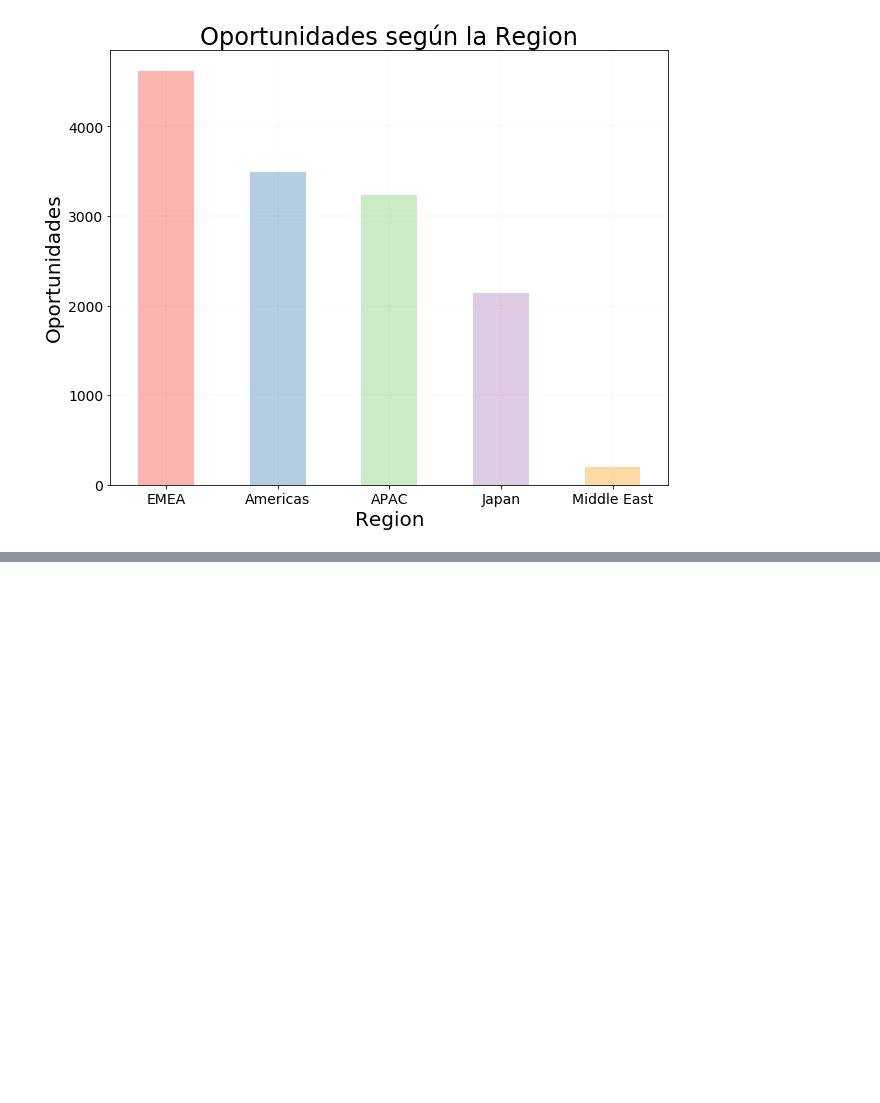
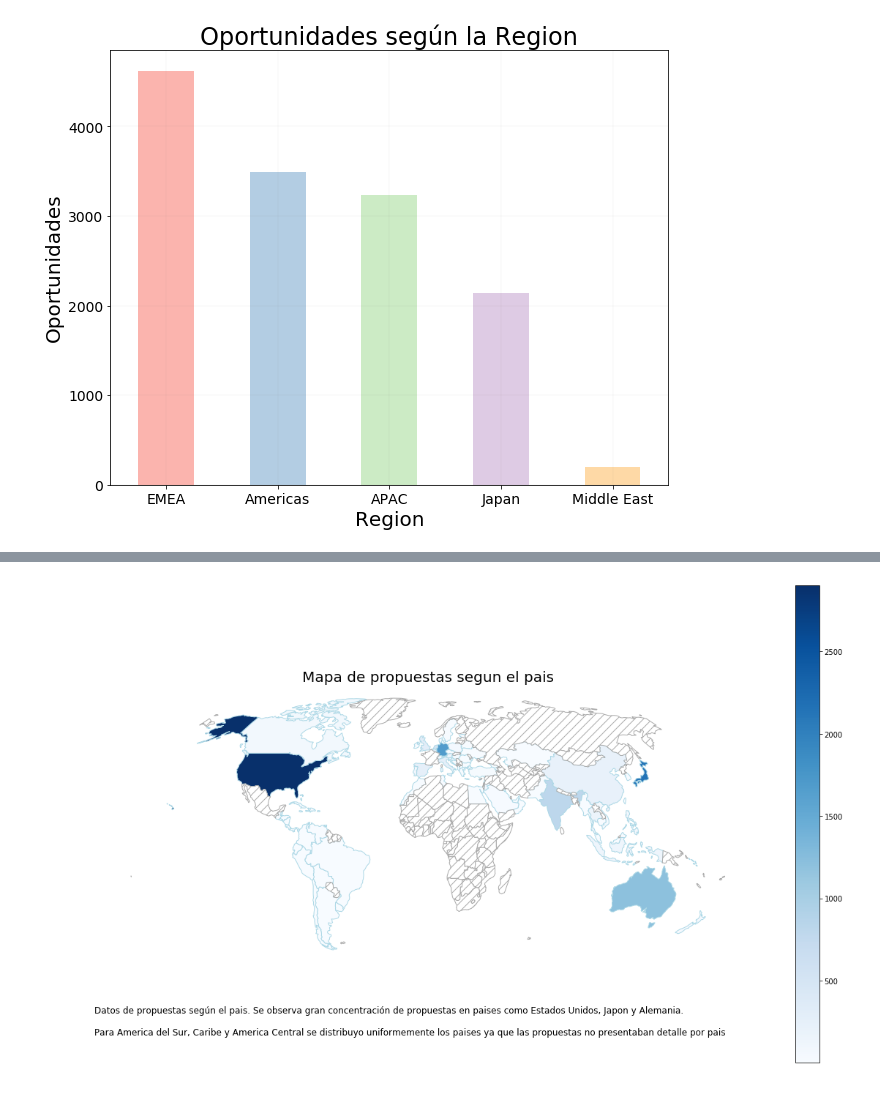
Before and after one commit to faristegui/tpdatos-2c-2020, a Jupyter notebook: tp1-cesar.ipynb, the cells around one changed output, grey strips where cells are left out. Saved outputs shown, nothing was run; the diff lists cells and outputs as text; code cells hidden in the pictures; blank space fills up the shorter version.

```diff
--- a/tp1-cesar.ipynb
+++ b/tp1-cesar.ipynb
@@ -1106,0 +1112,13 @@ plt.ylabel('Oportunidades', fontsize=20);
+# %%
+from geonamescache.mappers import country
+
+mapper = country(from_key='name', to_key='iso3')
+
+country_index = {}
+#country_index['Czech Republic'] = 'CZE'
+#country_index['Slovak Republic'] = 'SVK'
+#country_index['The Netherlands'] = 'NLD'
+#country_index['UAE'] = 'ARE'
+#country_index['USA'] = 'USA'
+
+df_train['iso3'] = df_train.Territory_unified.apply(lambda x: country_index.get(x, mapper(x)))
@@ -1106,0 +1159,2 @@ plt.ylabel('Oportunidades', fontsize=20);
+# %%
+df_train.iso3.replace(to_replace=['None'], value='Sin Datos',inplace=True)
@@ -1106,0 +1182,5 @@ plt.ylabel('Oportunidades', fontsize=20);
+# %%
+import geopandas as gpd
+
+world = gpd.read_file(gpd.datasets.get_path('naturalearth_lowres')).to_crs('+proj=robin')
+world = world[world.name != 'Antarctica']
@@ -1106,0 +1208,4 @@ plt.ylabel('Oportunidades', fontsize=20);
+# %%
+counts = df_train[~df_train.iso3.isna()].iso3.value_counts()
+counts.name = 'Total'
+world = world.join(counts, on='iso_a3')
@@ -1106,0 +1275,19 @@ plt.ylabel('Oportunidades', fontsize=20);
+# %%
+paisesConCasos = world.dropna(subset=['Total'])
+paisesSinCasos = world[world['Total'].isna()]
+
+ax = paisesConCasos.plot(column='Total', cmap='Blues', figsize=(20, 12), k=12, legend=True, edgecolor='lightblue')
+paisesSinCasos.plot(ax=ax, color='#ffffff', hatch='//', edgecolor='#aaaaaa')
+
+ax.set_title('Mapa de propuestas segun el pais', fontdict={'fontsize': 20}, loc='center')
+description = '''
+Datos de propuestas según el pais. Se observa gran concentración de propuestas en paises como Estados Unidos, Japon y Alemania. \n
+Para America del Sur, Caribe y America Central se distribuyo uniformemente los paises ya que las propuestas no presentaban detalle por pais'''.strip()
+ax.annotate(description, xy=(0.07, 0.1), size=12, xycoords='figure fraction')
+
+ax.set_axis_off()
+legend = ax.get_legend()
+#legend.set_bbox_to_anchor((.11, .4))
+#legend.prop.set_size(12)
+# %% [output]
+[figure, added]
```
Also changed, not shown: parts of 18 cells of this notebook.
